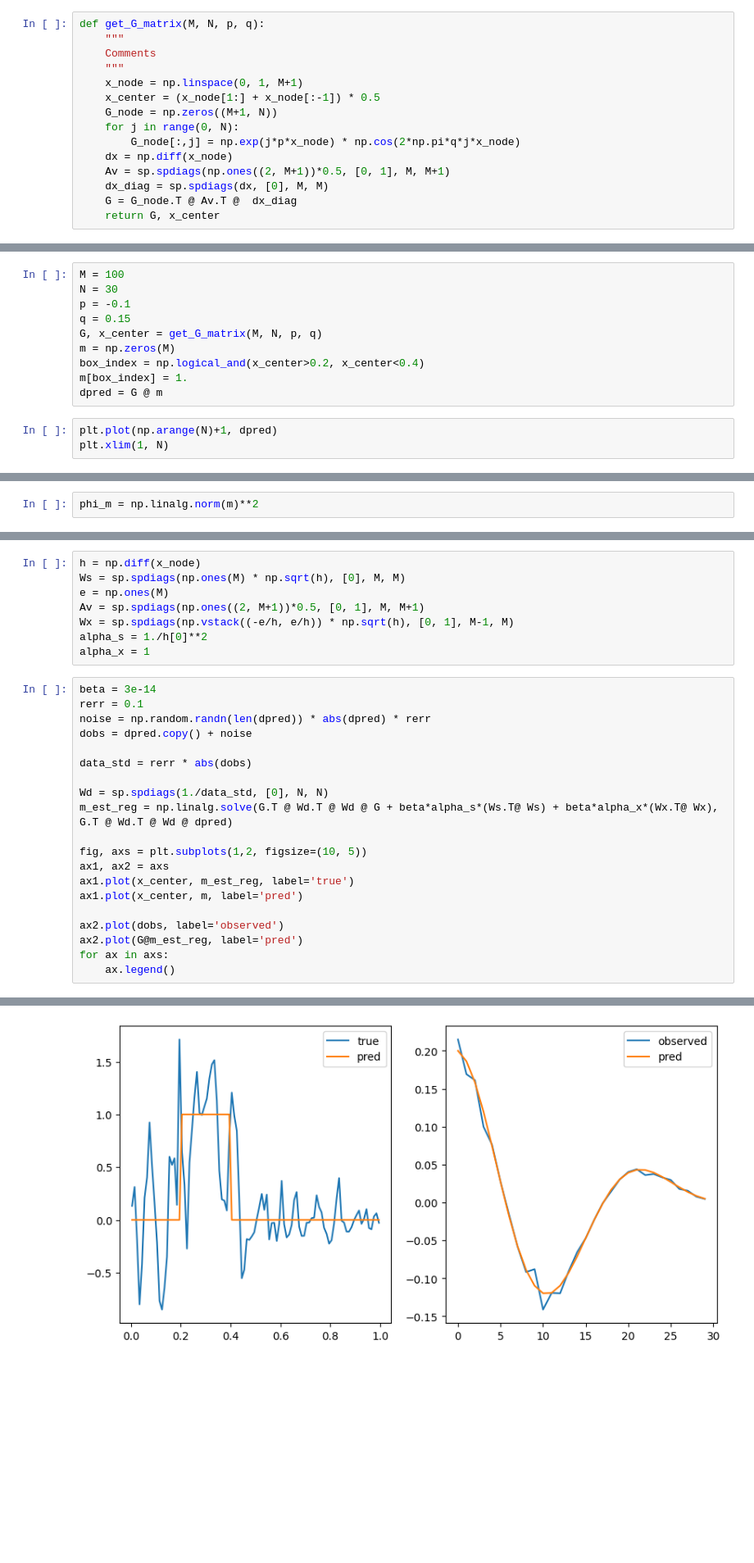
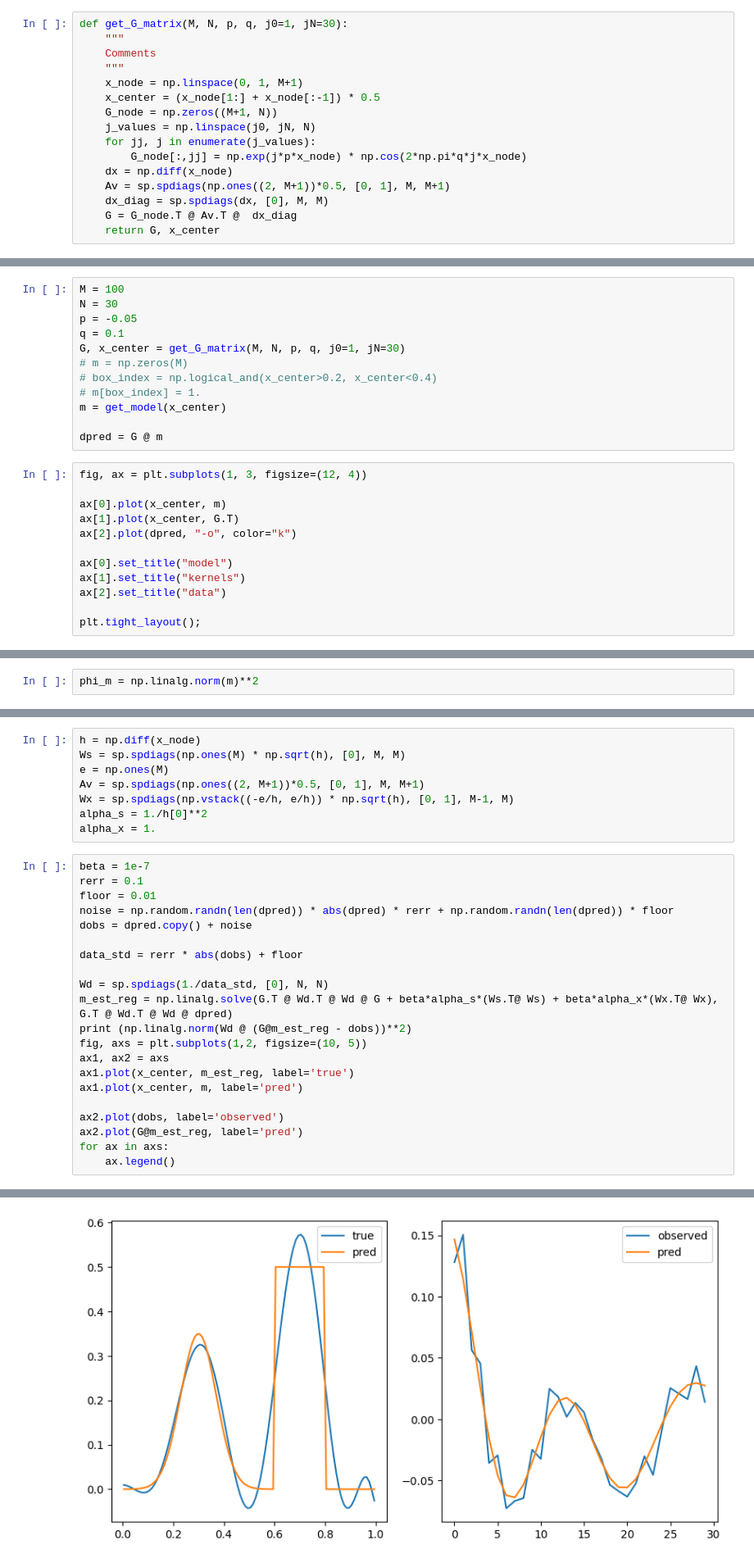
Before and after one commit to emgeolab/geol-4250, a Jupyter notebook: linear_inversion/linear_tikhonov.ipynb, the cells around one changed output, grey strips where cells are left out. Shown at 82% size. Drawn from its saved outputs; the diff is of its cells as text; blank space fills up the shorter version.

```diff
--- a/linear_inversion/linear_tikhonov.ipynb
+++ b/linear_inversion/linear_tikhonov.ipynb
@@ -41,15 +35,16 @@ Av = sp.spdiags(np.ones((2, M+1))*0.5, [0, 1], M, M+1)
 dx_diag = sp.spdiags(dx, [0], M, M)
 G = G_node.T @ Av.T @  dx_diag
 # %%
-def get_G_matrix(M, N, p, q):
+def get_G_matrix(M, N, p, q, j0=1, jN=30):
     """
     Comments
     """
     x_node = np.linspace(0, 1, M+1)
     x_center = (x_node[1:] + x_node[:-1]) * 0.5
     G_node = np.zeros((M+1, N))
-    for j in range(0, N):
-        G_node[:,j] = np.exp(j*p*x_node) * np.cos(2*np.pi*q*j*x_node)
+    j_values = np.linspace(j0, jN, N)
+    for jj, j in enumerate(j_values):
+        G_node[:,jj] = np.exp(j*p*x_node) * np.cos(2*np.pi*q*j*x_node)
     dx = np.diff(x_node)
     Av = sp.spdiags(np.ones((2, M+1))*0.5, [0, 1], M, M+1)
     dx_diag = sp.spdiags(dx, [0], M, M)
@@ -58,13 +83,24 @@ def get_G_matrix(M, N, p, q):
 # %%
 M = 100
 N = 30
-p = -0.1
-q = 0.15
-G, x_center = get_G_matrix(M, N, p, q)
-m = np.zeros(M)
-box_index = np.logical_and(x_center>0.2, x_center<0.4)
-m[box_index] = 1.
+p = -0.05
+q = 0.1
+G, x_center = get_G_matrix(M, N, p, q, j0=1, jN=30)
+# m = np.zeros(M)
+# box_index = np.logical_and(x_center>0.2, x_center<0.4)
+# m[box_index] = 1.
+m = get_model(x_center)
+
 dpred = G @ m
 # %%
-plt.plot(np.arange(N)+1, dpred)
-plt.xlim(1, N)
+fig, ax = plt.subplots(1, 3, figsize=(12, 4))
+
+ax[0].plot(x_center, m)
+ax[1].plot(x_center, G.T)
+ax[2].plot(dpred, "-o", color="k")
+
+ax[0].set_title("model")
+ax[1].set_title("kernels")
+ax[2].set_title("data")
+
+plt.tight_layout();
@@ -125,18 +149,19 @@ e = np.ones(M)
 Av = sp.spdiags(np.ones((2, M+1))*0.5, [0, 1], M, M+1)
 Wx = sp.spdiags(np.vstack((-e/h, e/h)) * np.sqrt(h), [0, 1], M-1, M)
 alpha_s = 1./h[0]**2
-alpha_x = 1
+alpha_x = 1.
 # %%
-beta = 3e-14
+beta = 1e-7
 rerr = 0.1
-noise = np.random.randn(len(dpred)) * abs(dpred) * rerr
+floor = 0.01
+noise = np.random.randn(len(dpred)) * abs(dpred) * rerr + np.random.randn(len(dpred)) * floor
 dobs = dpred.copy() + noise
 
-data_std = rerr * abs(dobs)
+data_std = rerr * abs(dobs) + floor
 
 Wd = sp.spdiags(1./data_std, [0], N, N)
 m_est_reg = np.linalg.solve(G.T @ Wd.T @ Wd @ G + beta*alpha_s*(Ws.T@ Ws) + beta*alpha_x*(Wx.T@ Wx), G.T @ Wd.T @ Wd @ dpred)
-
+print (np.linalg.norm(Wd @ (G@m_est_reg - dobs))**2)
 fig, axs = plt.subplots(1,2, figsize=(10, 5))
 ax1, ax2 = axs
 ax1.plot(x_center, m_est_reg, label='true')
@@ -150,2 +176,2 @@ for ax in axs:
-[figure, old version]
+[figure, new version]
 # %%
```
Also changed, not shown: parts of 23 cells of this notebook.
